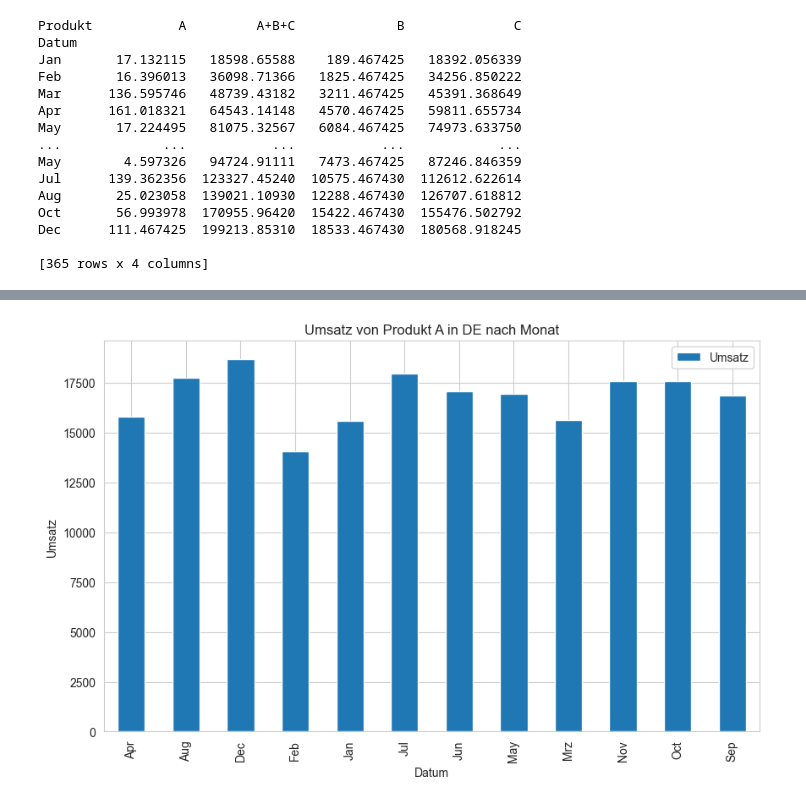
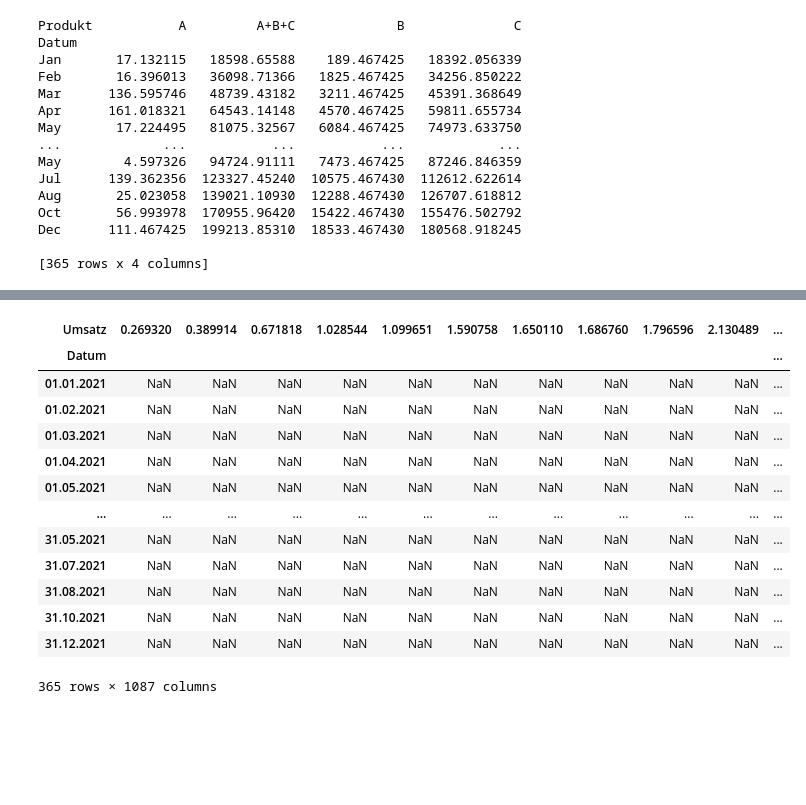
Before and after one commit to DataCraftAnca/Shop-Analyse, a Jupyter notebook: Shopauswertung_alle.ipynb, the cells around one changed output, grey strips where cells are left out. Cells and saved outputs as stored; diff of their text form; code cells hidden in the pictures; blank space fills up the shorter version.

```diff
--- a/Shopauswertung_alle.ipynb
+++ b/Shopauswertung_alle.ipynb
@@ -115,7 +95,7 @@ Name: Umsatz, dtype: float64
 import pandas as pd
 
 
-df_eu = pd.read_csv('C:\\Users\\User\\Desktop\\praxisprojekt_april_2023\\Aufgabe 5 - Shopauswertung.csv', delimiter=';')
+df_eu = pd.read_csv("C:\\pythonProject1\\Gruppenprojekt\\Aufgabe 5 - Shopauswertung.csv", delimiter=';')
 
 df_eu_pivot = df_eu.pivot(columns='Produkt', index='Datum', values='Umsatz')
 df_eu_pivot['C'] = df_eu_pivot['A+B+C'] - df_eu_pivot['A'] - df_eu_pivot['B']
@@ -164,22 +128,0 @@ Dec      111.467425  18533.467430  180568.918245
-# %%
-import pandas as pd
-
-df_eu = pd.read_csv('C:\\Users\\User\\Desktop\\praxisprojekt_april_2023\\Aufgabe 5 - Shopauswertung.csv', delimiter=';')
-
-df_eu_pivot = df_eu.pivot(columns='Produkt', index='Datum', values='Umsatz')
-df_eu_pivot['C'] = df_eu_pivot['A+B+C'] - df_eu_pivot['A'] - df_eu_pivot['B']
-
-df_eu_pivot = df_eu_pivot.reset_index()
-df_eu_pivot = pd.melt(df_eu_pivot, id_vars=['Datum'], value_vars=['A', 'B', 'C'], var_name='Produkt', value_name='Umsatz')
-
-df_eu_pivot['Datum'] = pd.to_datetime(df_eu_pivot['Datum'], format='%d.%m.%Y')
-df_eu_pivot['Datum'] = df_eu_pivot['Datum'].dt.strftime('%b')
-
-
-df_eu_pivot['Region'] = 'EU'
-
-df_eu_pivot = df_eu_pivot.reset_index()
-df_eu_pivot = df_eu_pivot[['Datum', 'Produkt', 'Umsatz', 'Region']]
-
-print(df_eu_pivot)
-print(df_eu_pivot.columns)
@@ -329,19 +129,19 @@ plt.show()
-# %%
-# Filtern Sie die Daten nur für das Produkt A und für DE
-df_A_DE = df_combined[(df_combined['Produkt'] == 'A') & (df_combined['Region'] == 'DE')]
-
-# Gruppieren Sie die Daten nach Datum
-grouped_data = df_A_DE.groupby('Datum').sum().reset_index()
-
-# Erstellen Sie ein Balkendiagramm
-ax = grouped_data.plot(kind='bar', x='Datum', y='Umsatz', figsize=(10, 6))
-
-# Festlegen der Achsenbeschriftungen und des Diagrammtitels
-ax.set_xlabel('Datum')
-ax.set_ylabel('Umsatz')
-ax.set_title('Umsatz von Produkt A in DE nach Monat')
-
-# Anzeigen des Diagramms
-plt.show()
-# %% [output]
-[figure, removed]
+# %%
+df_eu_pivot = df_eu.pivot(columns='Umsatz', index='Datum', values='Produkt')
+
+df_eu_pivot
+# %% [output]
+| Umsatz | 0.269320 | 0.389914 | 0.671818 | 1.028544 | 1.099651 | 1.590758 | 1.650110 | 1.686760 | 1.796596 | 2.130489 | ... |
+| Datum |  |  |  |  |  |  |  |  |  |  | ... |
+| 01.01.2021 | NaN | NaN | NaN | NaN | NaN | NaN | NaN | NaN | NaN | NaN | ... |
+| 01.02.2021 | NaN | NaN | NaN | NaN | NaN | NaN | NaN | NaN | NaN | NaN | ... |
+| 01.03.2021 | NaN | NaN | NaN | NaN | NaN | NaN | NaN | NaN | NaN | NaN | ... |
+| 01.04.2021 | NaN | NaN | NaN | NaN | NaN | NaN | NaN | NaN | NaN | NaN | ... |
+| 01.05.2021 | NaN | NaN | NaN | NaN | NaN | NaN | NaN | NaN | NaN | NaN | ... |
+| ... | ... | ... | ... | ... | ... | ... | ... | ... | ... | ... | ... |
+| 31.05.2021 | NaN | NaN | NaN | NaN | NaN | NaN | NaN | NaN | NaN | NaN | ... |
+| 31.07.2021 | NaN | NaN | NaN | NaN | NaN | NaN | NaN | NaN | NaN | NaN | ... |
+| 31.08.2021 | NaN | NaN | NaN | NaN | NaN | NaN | NaN | NaN | NaN | NaN | ... |
+| 31.10.2021 | NaN | NaN | NaN | NaN | NaN | NaN | NaN | NaN | NaN | NaN | ... |
+| 31.12.2021 | NaN | NaN | NaN | NaN | NaN | NaN | NaN | NaN | NaN | NaN | ... |
+365 rows × 1087 columns
```
Also changed, not shown: parts of 14 cells of this notebook, 13 other files.
